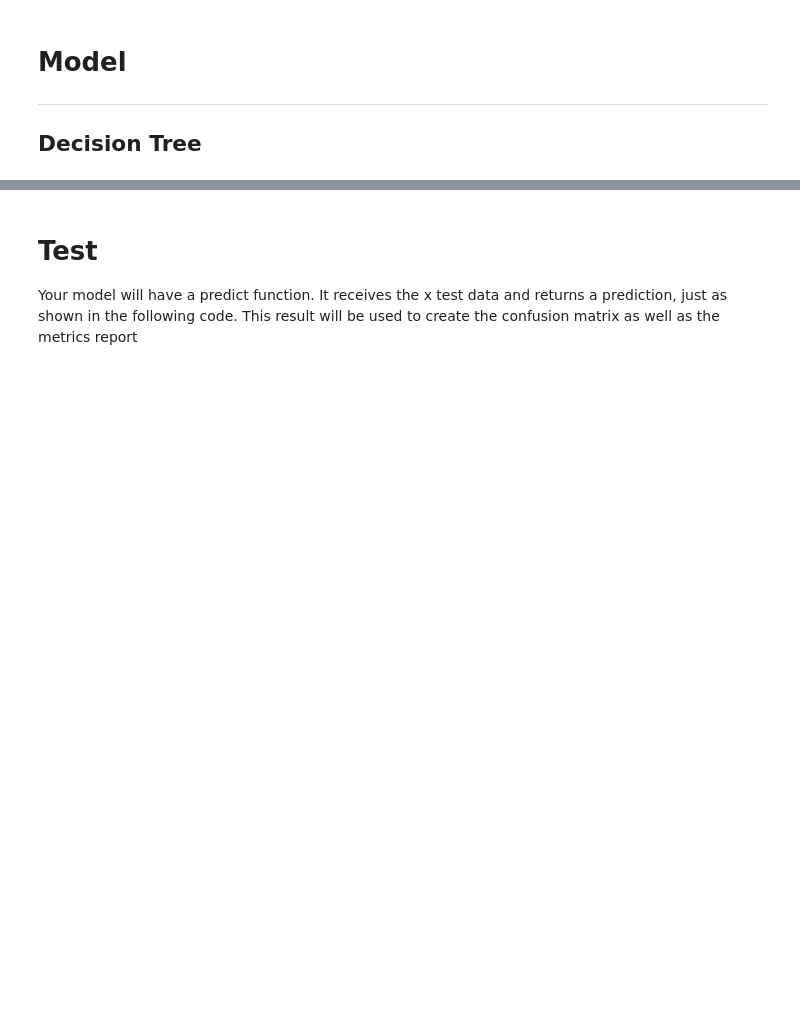
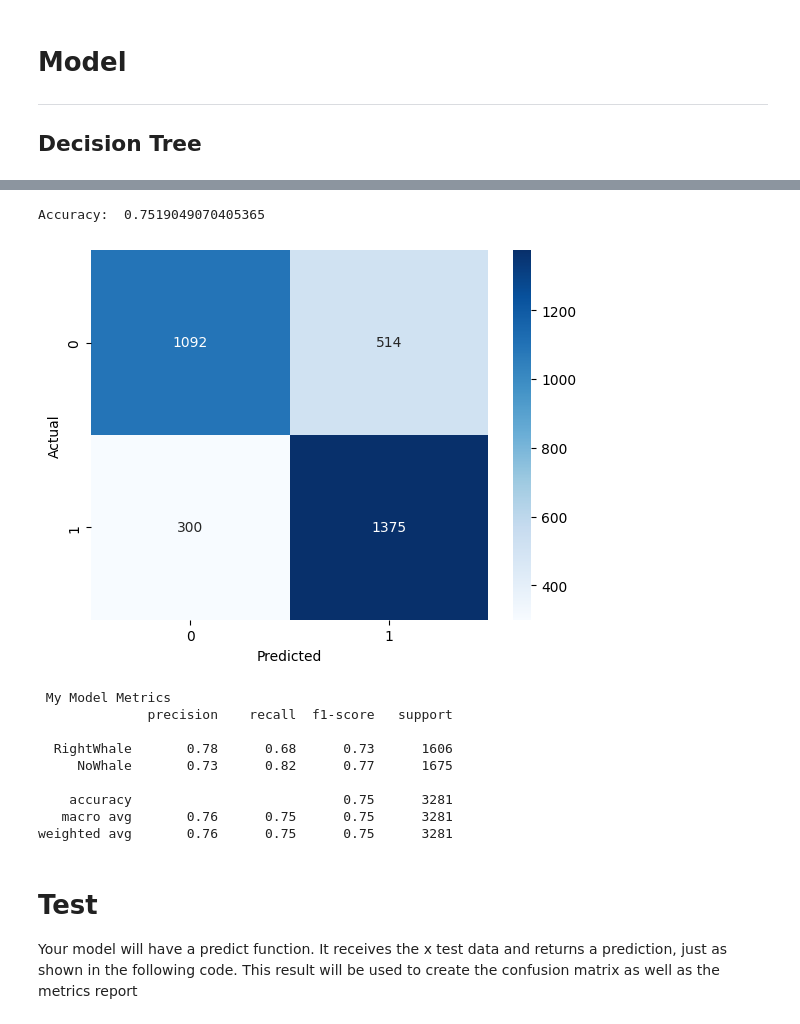
Before and after one commit to pieroGJ121/ML_proyecto_4, a Jupyter notebook: Clasification_Proyecto4.ipynb, the cells around one changed output, grey strips where cells are left out. Cells and saved outputs as stored; diff of their text form; code cells hidden in the pictures; blank space fills up the shorter version.

Commit message:
Clasification_Proyecto4.ipynb: Add pca and logistic regression

```diff
--- a/Clasification_Proyecto4.ipynb
+++ b/Clasification_Proyecto4.ipynb
@@ -267,0 +332,9 @@ weighted avg       0.47      0.49      0.37      3281
+# %%
+from sklearn.model_selection import train_test_split
+
+# Convertimos la categoria de -1 a 0 para la regresion logistica
+y_train[y_train == -1] = 0
+
+
+X_train, X_test, y_train_split, y_test = train_test_split(features_transformed, y_train, test_size=0.3, random_state=42)
+y_train_split = np.array(y_train_split)
@@ -267,0 +362,17 @@ weighted avg       0.47      0.49      0.37      3281
+# %%
+# Convertimos la categoria de -1 a 0 para la regresion logistica
+y_train[y_train == -1] = 0
+
+X_train, X_test, y_train_split, y_test = train_test_split(features_transformed, y_train, test_size=0.3, random_state=42)
+y_train_split = np.array(y_train_split)
+# %%
+#from kmeans import kmeans
+from sklearn.linear_model import LogisticRegression
+from RL import modelo as modelo_RL
+alpha = 0.02
+epochs = 10000
+epsilon = 0.00001
+
+LR = modelo_RL(alpha=alpha, epochs=epochs, epsilon=epsilon)
+
+LR.train(X_train , y_train_split)
@@ -268,3 +397,29 @@ weighted avg       0.47      0.49      0.37      3281
+# %%
+from sklearn.metrics import accuracy_score
+from sklearn.metrics import classification_report
+
+y_pred = LR.predict(X_test)
+
+accuracy_f = accuracy_score(y_test, y_pred)
+print("Accuracy: " , accuracy_f)
+
+matriz_confusion(y_pred," My Model ")
+
+report = classification_report(y_test, y_pred, target_names = ["RightWhale", "NoWhale"])
+print(" My Model Metrics  ")
+print(report)
+# %% [output]
+Accuracy:  0.7519049070405365
+[figure, added]
+ My Model Metrics
+              precision    recall  f1-score   support
+
+  RightWhale       0.78      0.68      0.73      1606
+     NoWhale       0.73      0.82      0.77      1675
+
+    accuracy                           0.75      3281
+   macro avg       0.76      0.75      0.75      3281
+weighted avg       0.76      0.75      0.75      3281
 # %% [markdown]
 # Test
 
```
Also changed, not shown: parts of 19 cells of this notebook.
